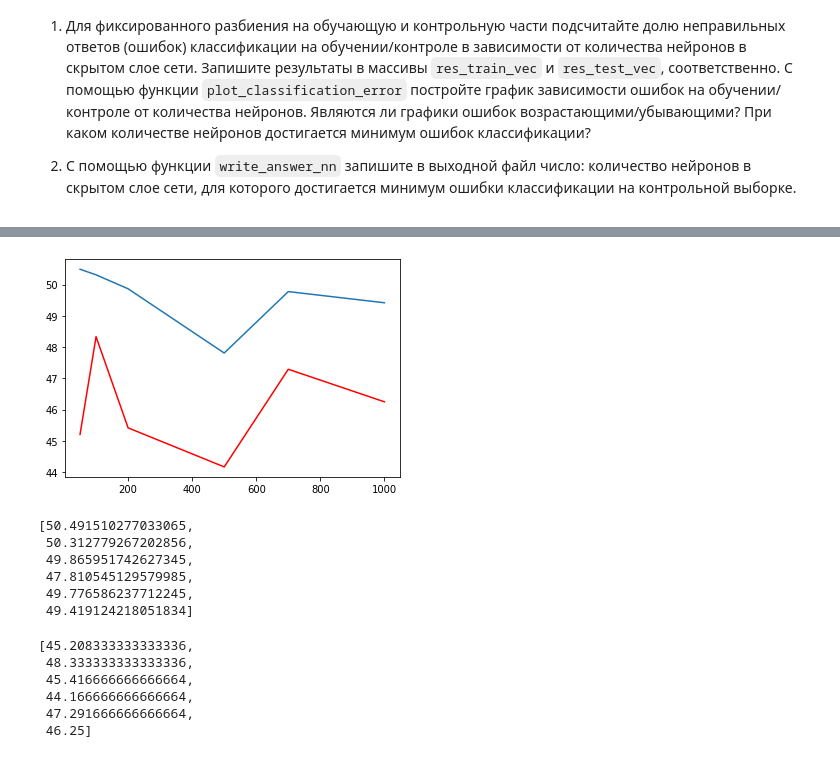
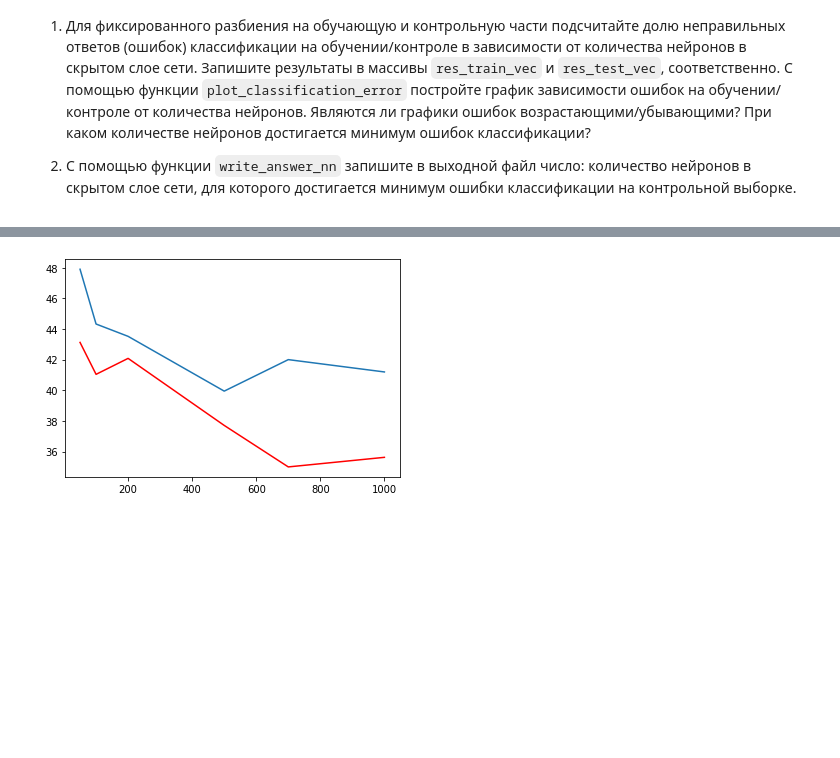
Before and after one commit to Mynzhassar/machine-learning-and-data-analysis, a Jupyter notebook: 2-supervised-learning/week_5/assignments/5_1_task_nn.ipynb, the cells around one changed output, grey strips where cells are left out. Cells and saved outputs as stored; diff of their text form; code cells hidden in the pictures; blank space fills up the shorter version.

```diff
--- a/2-supervised-learning/week_5/assignments/5_1_task_nn.ipynb
+++ b/2-supervised-learning/week_5/assignments/5_1_task_nn.ipynb
@@ -194,7 +196,7 @@ for nnum in hidden_neurons_num:
     # Put your code here
     # Не забудьте про инициализацию весов командой np.random.random((len(net.params)))
 
-    net = buildNetwork(ds_train.indim, nnum, ds_train.outdim, outclass=SoftmaxLayer)
+    net = buildNetwork(ds_train.indim, nnum, ds_train.outdim, outclass=SoftmaxLayer, hiddenclass=LinearLayer)
     init_params = np.random.random((len(net.params)))
     net._setParameters(init_params)
 
@@ -202,12 +204,12 @@ for nnum in hidden_neurons_num:
     trainer.trainUntilConvergence(maxEpochs=MAX_EPOCHS)
 
     res_train = net.activateOnDataset(ds_train).argmax(axis=1)
+    res_test = net.activateOnDataset(ds_test).argmax(axis=1)
+
     train_err = percentError(res_train, ds_train['target'].argmax(axis=1))
+    test_err = percentError(res_test, ds_test['target'].argmax(axis=1))
+
     res_train_vec.append(train_err)
-
-
-    res_test = net.activateOnDataset(ds_test).argmax(axis=1)
-    test_err = percentError(res_test, ds_test['target'].argmax(axis=1))
     res_test_vec.append(test_err)
 
 # Постройте график зависимости ошибок на обучении и контроле в зависимости от количества нейронов
@@ -219,19 +221 @@ Wall time: 10min 10s
-[figure, old version]
+[figure, new version]
-# %%
-res_train_vec
-# %% [output]
-[50.491510277033065,
- 50.312779267202856,
- 49.865951742627345,
- 47.810545129579985,
- 49.776586237712245,
- 49.419124218051834]
-# %%
-res_test_vec
-# %% [output]
-[45.208333333333336,
- 48.333333333333336,
- 45.416666666666664,
- 44.166666666666664,
- 47.291666666666664,
- 46.25]
```
Also changed, not shown: parts of 2 cells of this notebook, 1 other file.
